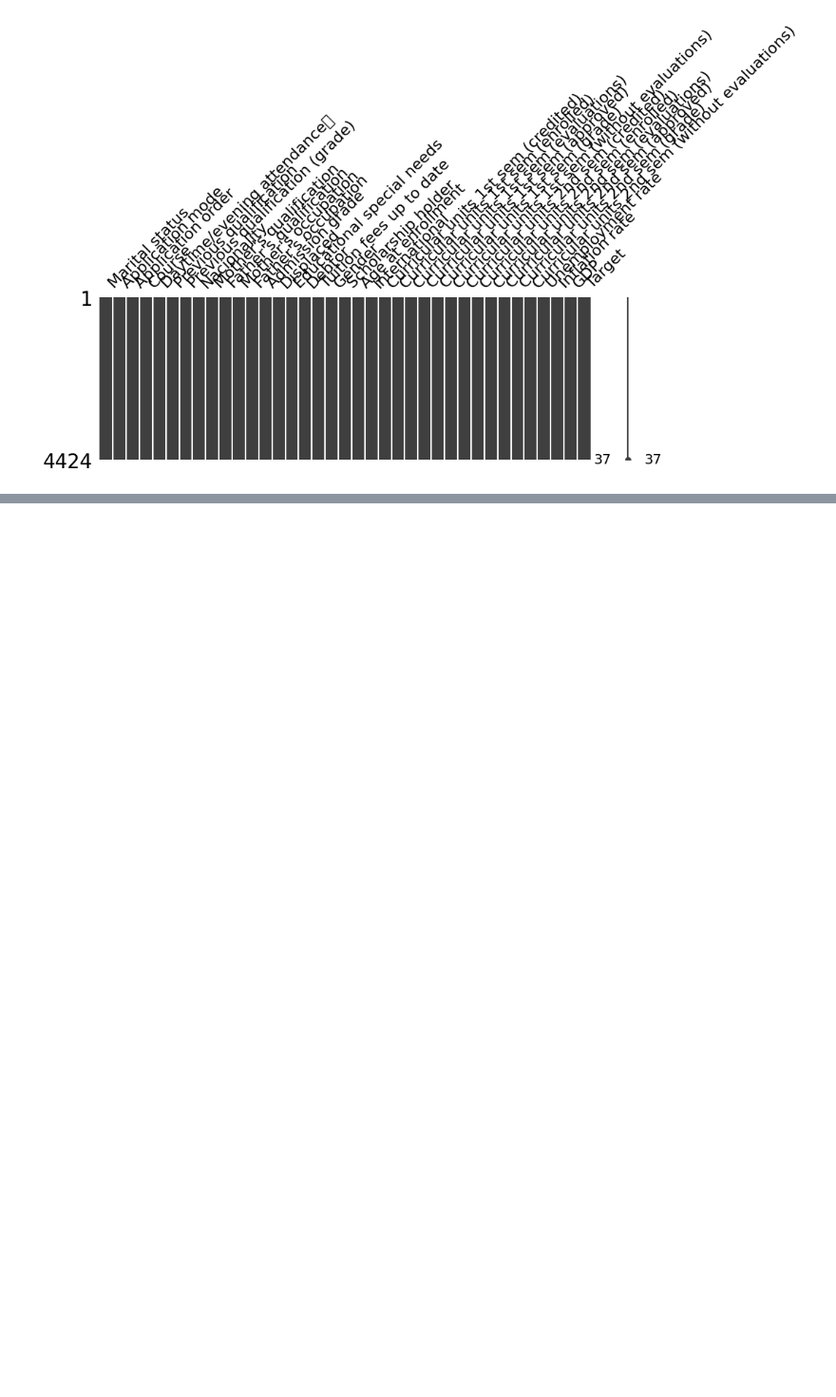
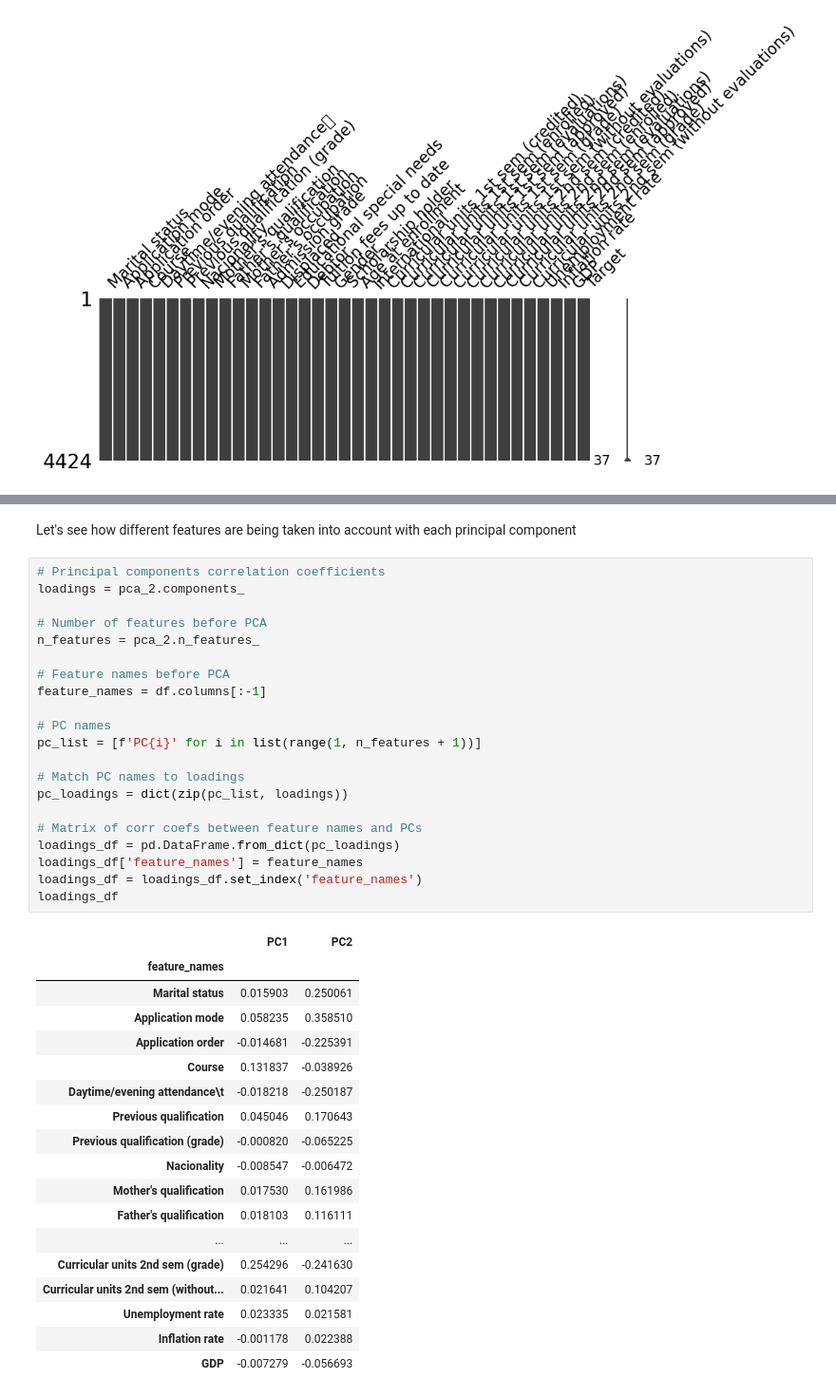
Before and after one commit to Alik-da-Geek/CS4641-Project, a Jupyter notebook: Project/Predicting_Sutdent_Success.ipynb, the cells around one changed output, grey strips where cells are left out. Shown at 95% size. Drawn from its saved outputs; the diff is of its cells as text; blank space fills up the shorter version.

```diff
--- a/Project/Predicting_Sutdent_Success.ipynb
+++ b/Project/Predicting_Sutdent_Success.ipynb
@@ -29,0 +98,42 @@ We can see that there are no null entries as all the columns are equally popualt
+# %% [markdown]
+Let's see how different features are being taken into account with each principal component
+# %%
+# Principal components correlation coefficients
+loadings = pca_2.components_
+
+# Number of features before PCA
+n_features = pca_2.n_features_
+
+# Feature names before PCA
+feature_names = df.columns[:-1]
+
+# PC names
+pc_list = [f'PC{i}' for i in list(range(1, n_features + 1))]
+
+# Match PC names to loadings
+pc_loadings = dict(zip(pc_list, loadings))
+
+# Matrix of corr coefs between feature names and PCs
+loadings_df = pd.DataFrame.from_dict(pc_loadings)
+loadings_df['feature_names'] = feature_names
+loadings_df = loadings_df.set_index('feature_names')
+loadings_df
+# %% [output]
+|  | PC1 | PC2 |
+| feature_names |  |  |
+| Marital status | 0.015903 | 0.250061 |
+| Application mode | 0.058235 | 0.358510 |
+| Application order | -0.014681 | -0.225391 |
+| Course | 0.131837 | -0.038926 |
+| Daytime/evening attendance\t | -0.018218 | -0.250187 |
+| Previous qualification | 0.045046 | 0.170643 |
+| Previous qualification (grade) | -0.000820 | -0.065225 |
+| Nacionality | -0.008547 | -0.006472 |
+| Mother's qualification | 0.017530 | 0.161986 |
+| Father's qualification | 0.018103 | 0.116111 |
+| ... | ... | ... |
+| Curricular units 2nd sem (grade) | 0.254296 | -0.241630 |
+| Curricular units 2nd sem (without... | 0.021641 | 0.104207 |
+| Unemployment rate | 0.023335 | 0.021581 |
+| Inflation rate | -0.001178 | 0.022388 |
+| GDP | -0.007279 | -0.056693 |
```
Also changed, not shown: parts of 10 cells of this notebook.
